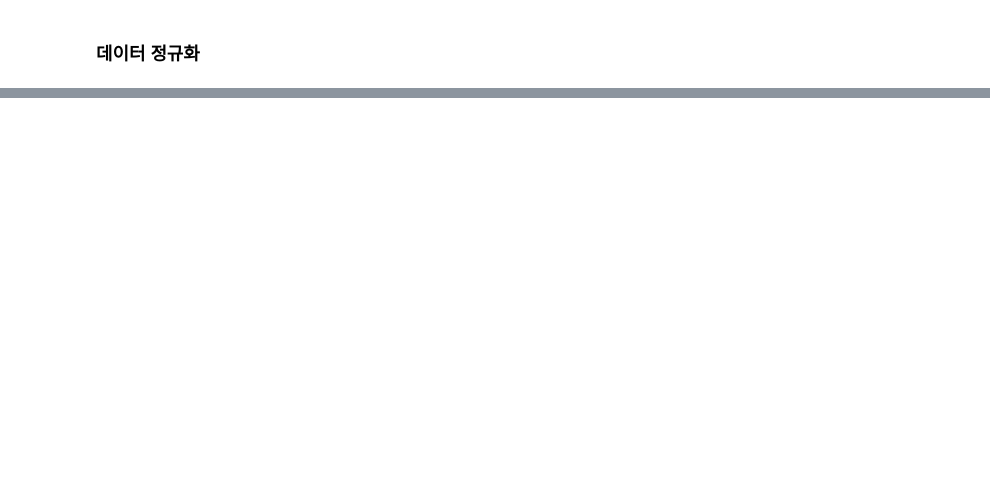
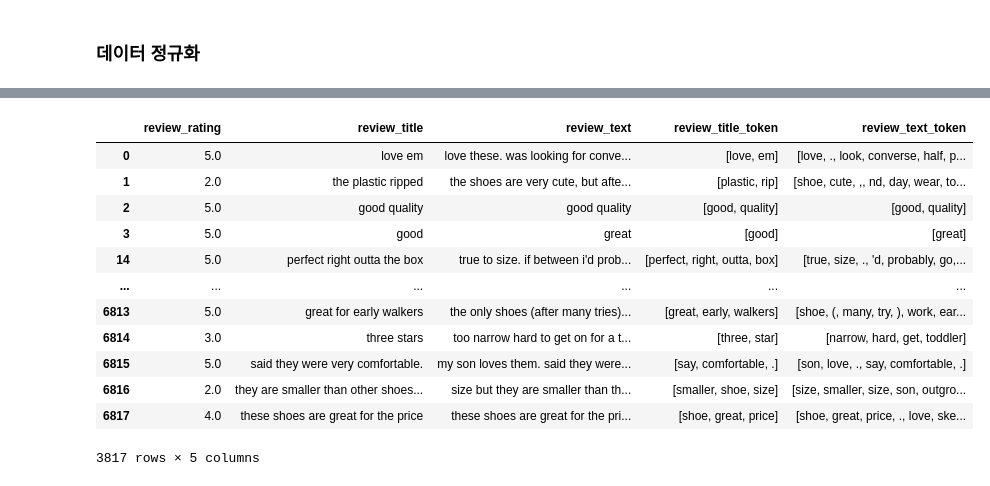
Before and after one commit to Konkuk-Univ-Glocal-Campus/ml202401-final-so900d, a Jupyter notebook: final_202020925.ipynb, the cells around one changed output, grey strips where cells are left out. Cells and saved outputs as stored; diff of their text form; code cells hidden in the pictures; blank space fills up the shorter version.

```diff
--- a/final_202020925.ipynb
+++ b/final_202020925.ipynb
@@ -185,2 +275,12 @@ df
 # %% [markdown]
 ### 데이터 정규화
+# %%
+# 표제어 추출 함수
+lemmatizer = WordNetLemmatizer()
+
+def lemmas(tokens):
+    return [lemmatizer.lemmatize(word, pos='v') for word in tokens] # 'v'는 동사(verb)라는 뜻
+
+# 표제어 추출 적용
+df['review_title_token'] = df['review_title_token'].apply(lemmas)
+df['review_text_token'] = df['review_text_token'].apply(lemmas)
@@ -186,0 +298,16 @@ df
+# %%
+df
+# %% [output]
+|  | review_rating | review_title | review_text | review_title_token | review_text_token |
+| 0 | 5.0 | love em | love these. was looking for conve... | [love, em] | [love, ., look, converse, half, p... |
+| 1 | 2.0 | the plastic ripped | the shoes are very cute, but afte... | [plastic, rip] | [shoe, cute, ,, nd, day, wear, to... |
+| 2 | 5.0 | good quality | good quality | [good, quality] | [good, quality] |
+| 3 | 5.0 | good | great | [good] | [great] |
+| 14 | 5.0 | perfect right outta the box | true to size. if between i'd prob... | [perfect, right, outta, box] | [true, size, ., 'd, probably, go,... |
+| ... | ... | ... | ... | ... | ... |
+| 6813 | 5.0 | great for early walkers | the only shoes (after many tries)... | [great, early, walkers] | [shoe, (, many, try, ), work, ear... |
+| 6814 | 3.0 | three stars | too narrow hard to get on for a t... | [three, star] | [narrow, hard, get, toddler] |
+| 6815 | 5.0 | said they were very comfortable. | my son loves them. said they were... | [say, comfortable, .] | [son, love, ., say, comfortable, .] |
+| 6816 | 2.0 | they are smaller than other shoes... | size but they are smaller than th... | [smaller, shoe, size] | [size, smaller, size, son, outgro... |
+| 6817 | 4.0 | these shoes are great for the price | these shoes are great for the pri... | [shoe, great, price] | [shoe, great, price, ., love, ske... |
+3817 rows × 5 columns
```
Also changed, not shown: parts of 6 cells of this notebook.
